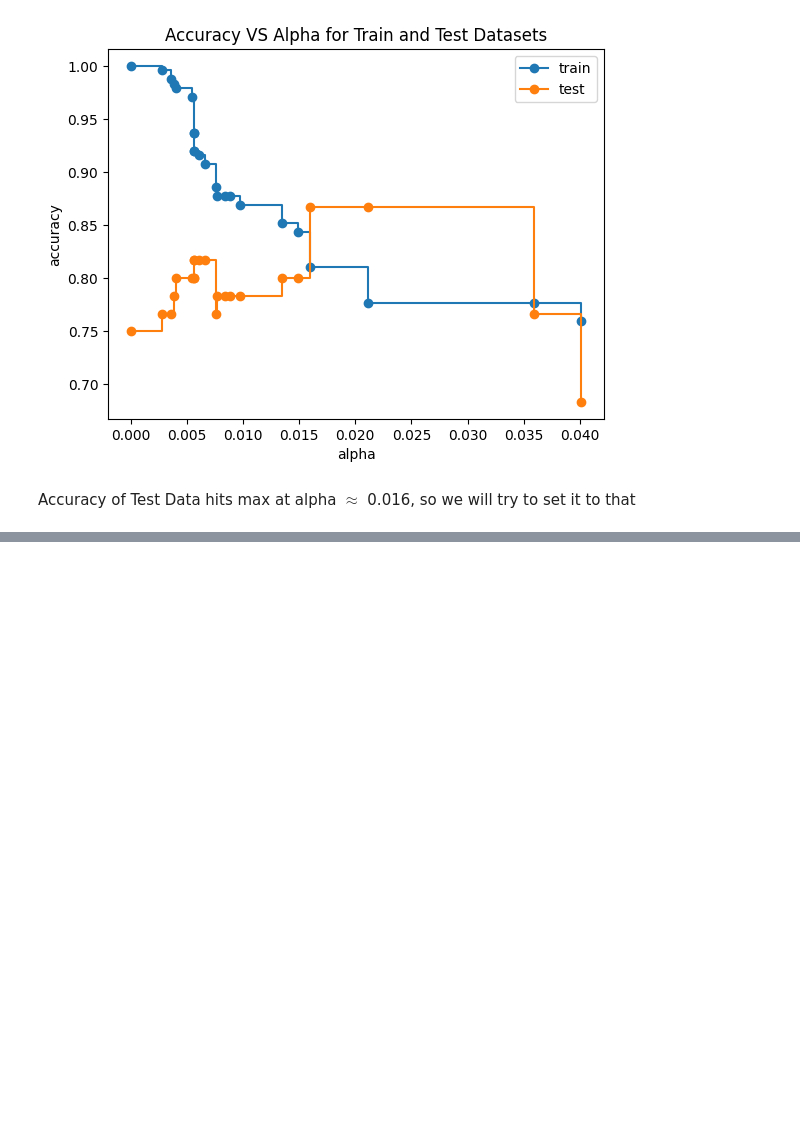
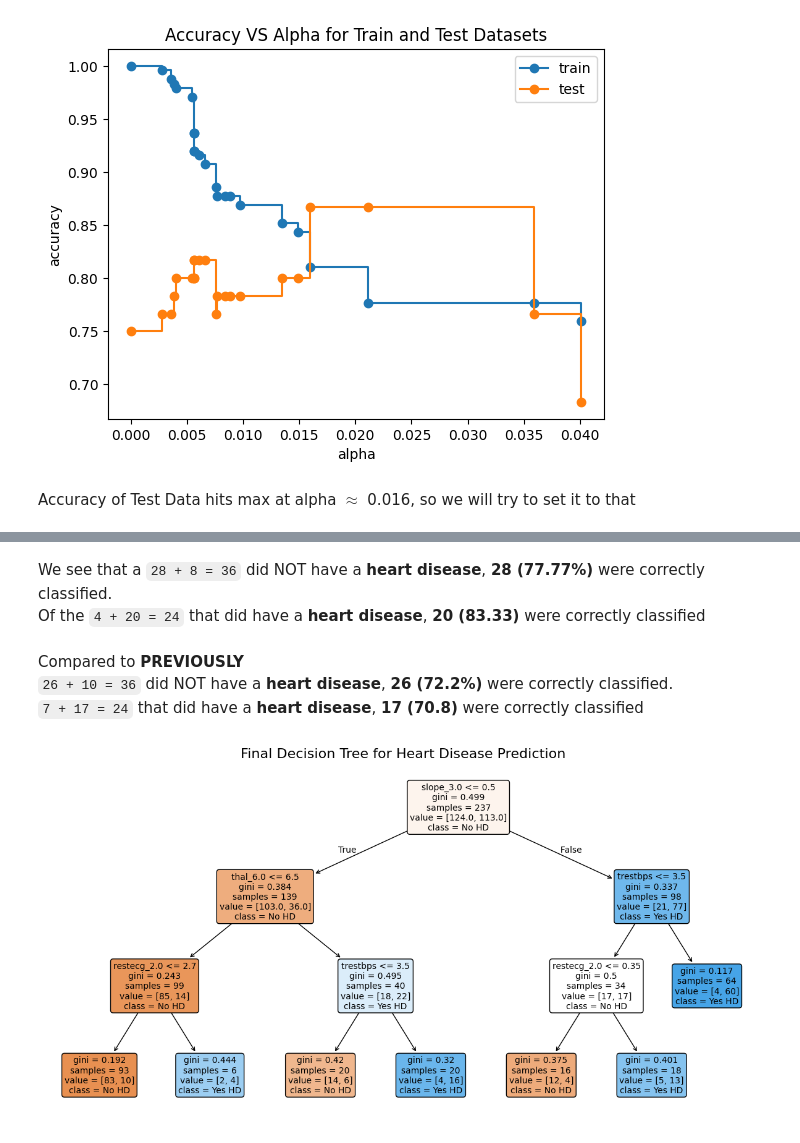
Before and after one commit to abandonedmonk/End-to-End-Decision-Trees-Project, a Jupyter notebook: decision_tree.ipynb, the cells around one changed output, grey strips where cells are left out. Saved outputs shown, nothing was run; the diff lists cells and outputs as text; code cells hidden in the pictures; blank space fills up the shorter version.

```diff
--- a/decision_tree.ipynb
+++ b/decision_tree.ipynb
@@ -284,0 +374,21 @@ Accuracy of Test Data hits max at alpha $ \approx $ 0.016, so we will try to set
+# %% [markdown]
+We see that a `28 + 8 = 36` did NOT have a **heart disease**, **28 (77.77%)** were correctly classified. \
+Of the `4 + 20 = 24` that did have a **heart disease**, **20 (83.33)** were correctly classified
+# %% [markdown]
+Compared to **PREVIOUSLY** \
+`26 + 10 = 36` did NOT have a **heart disease**, **26 (72.2%)** were correctly classified. \
+`7 + 17 = 24` that did have a **heart disease**, **17 (70.8)** were correctly classified
+# %%
+plt.figure(figsize=(15, 7.5))  # Set figure size for better readability
+plot_tree(
+    dt_model_pruned,
+    feature_names=feature_names,
+    class_names=["No HD", "Yes HD"],  # Convert class labels to strings
+    filled=True,  # Color nodes by class
+    rounded=True,  # Rounded boxes for nodes
+    fontsize=10   # Font size for readability
+)
+plt.title("Final Decision Tree for Heart Disease Prediction", fontsize=16)
+plt.show()
+# %% [output]
+[figure, added]
```
Also changed, not shown: parts of 14 cells of this notebook.
